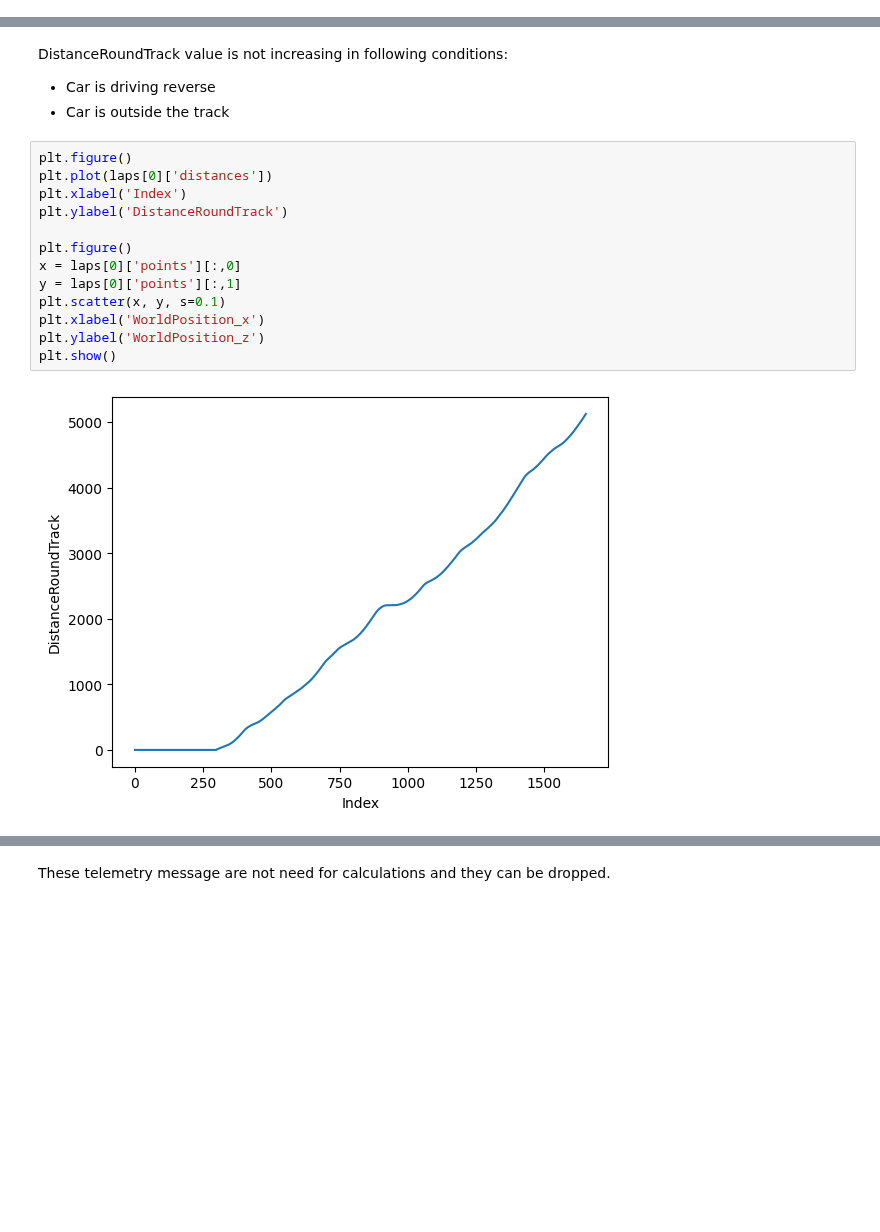
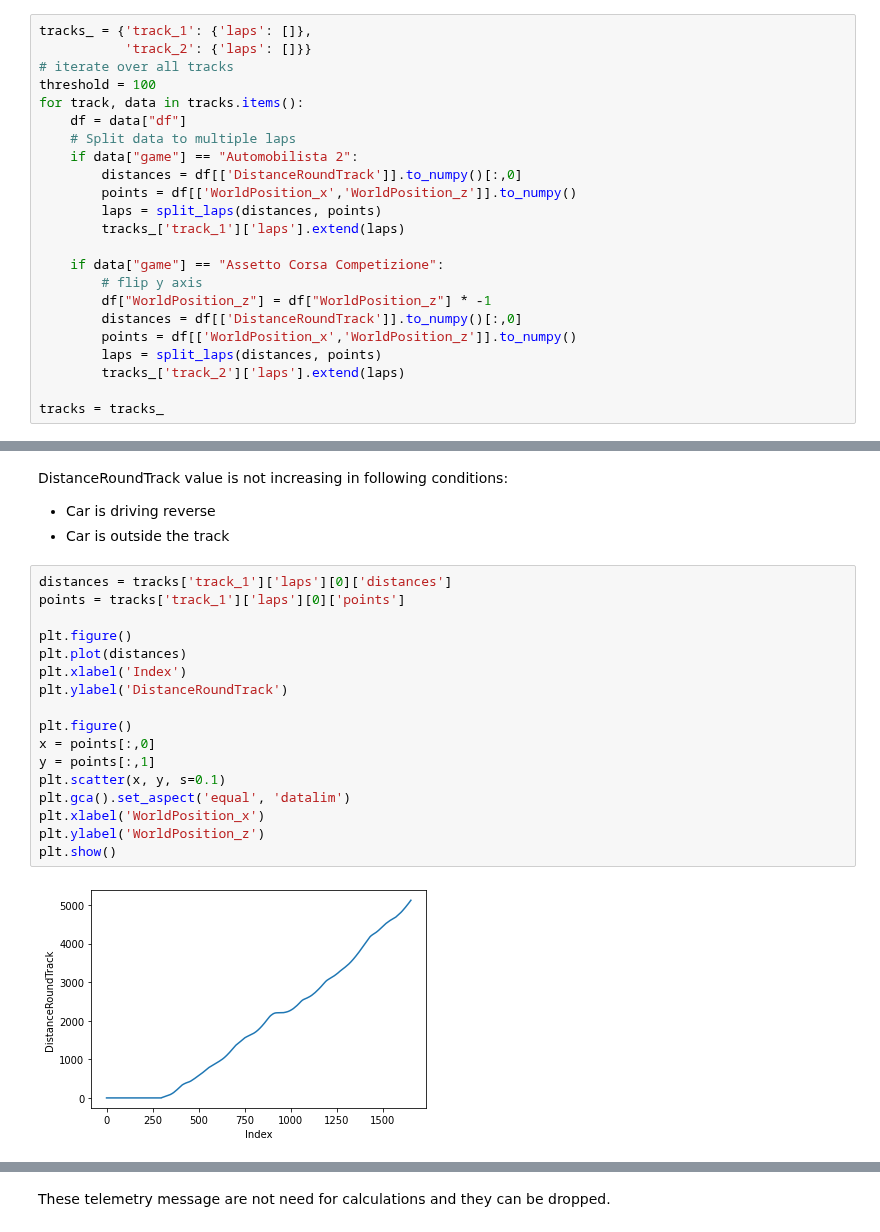
Before and after one commit to b4mad/racing, a Jupyter notebook: notebooks/track_sections_from_coordinates.ipynb, the cells around one changed output, grey strips where cells are left out. Saved outputs shown, nothing was run; the diff lists cells and outputs as text; blank space fills up the shorter version.

```diff
--- a/notebooks/track_sections_from_coordinates.ipynb
+++ b/notebooks/track_sections_from_coordinates.ipynb
@@ -241,0 +230,23 @@ plt.show()
+# %%
+tracks_ = {'track_1': {'laps': []},
+           'track_2': {'laps': []}}
+# iterate over all tracks
+threshold = 100
+for track, data in tracks.items():
+    df = data["df"]
+    # Split data to multiple laps
+    if data["game"] == "Automobilista 2":
+        distances = df[['DistanceRoundTrack']].to_numpy()[:,0]
+        points = df[['WorldPosition_x','WorldPosition_z']].to_numpy()
+        laps = split_laps(distances, points)
+        tracks_['track_1']['laps'].extend(laps)
+
+    if data["game"] == "Assetto Corsa Competizione":
+        # flip y axis
+        df["WorldPosition_z"] = df["WorldPosition_z"] * -1
+        distances = df[['DistanceRoundTrack']].to_numpy()[:,0]
+        points = df[['WorldPosition_x','WorldPosition_z']].to_numpy()
+        laps = split_laps(distances, points)
+        tracks_['track_2']['laps'].extend(laps)
+
+tracks = tracks_
@@ -246,17 +277,21 @@ DistanceRoundTrack value is not increasing in following conditions:
   * Car is driving reverse
   * Car is outside the track
 # %%
+distances = tracks['track_1']['laps'][0]['distances']
+points = tracks['track_1']['laps'][0]['points']
+
 plt.figure()
-plt.plot(laps[0]['distances'])
+plt.plot(distances)
 plt.xlabel('Index')
 plt.ylabel('DistanceRoundTrack')
 
 plt.figure()
-x = laps[0]['points'][:,0]
-y = laps[0]['points'][:,1]
+x = points[:,0]
+y = points[:,1]
 plt.scatter(x, y, s=0.1)
+plt.gca().set_aspect('equal', 'datalim')
 plt.xlabel('WorldPosition_x')
 plt.ylabel('WorldPosition_z')
 plt.show()
 # %% [output]
-[figure, old version]
+[figure, new version]
```
Also changed, not shown: parts of 24 cells of this notebook.
